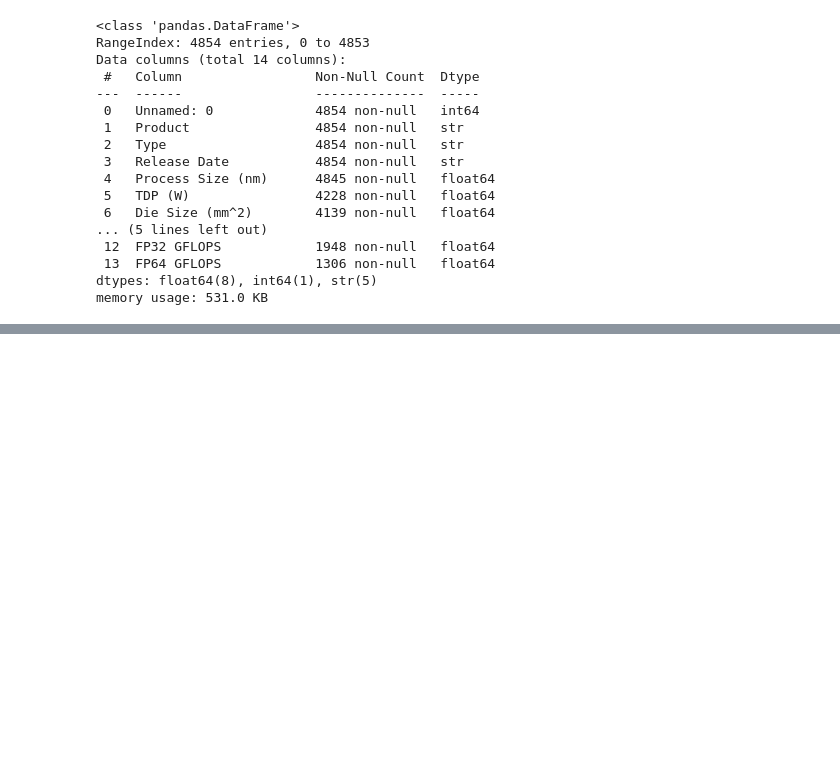
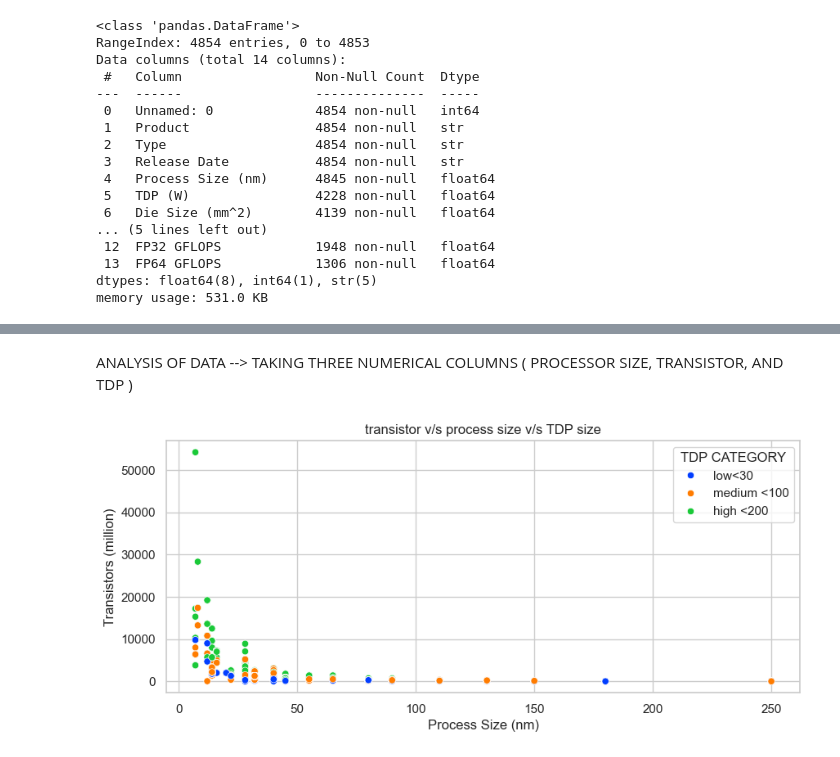
Before and after one commit to mukulvaths9999-create/CPU_ANALYSIS, a Jupyter notebook: CPU ANALYSIS.ipynb, the cells around one changed output, grey strips where cells are left out. Cells and saved outputs as stored; diff of their text form; code cells hidden in the pictures; blank space fills up the shorter version.

```diff
--- a/CPU ANALYSIS.ipynb
+++ b/CPU ANALYSIS.ipynb
@@ -142,0 +69,16 @@ df[df["Product"]== "Intel HD Graphics" ]
+# %% [markdown]
+ANALYSIS OF DATA --> TAKING THREE NUMERICAL COLUMNS ( PROCESSOR SIZE, TRANSISTOR, AND TDP )
+# %%
+# analysis of data
+sns.set(style="whitegrid")
+# %%
+plt.figure(figsize=(10,4))
+
+# I HAVE TO MAKE BINS FOR IT, BCOZ THEY ARE A LOT,  IT IS LIKE MAKING A NEW CLOUMN FROM DF, -->
+df["TDP CATEGORY"]=pd.cut(df["TDP (W)"],bins=[0,30,100,200],labels=["low<30","medium <100","high <200"])
+
+sns.scatterplot(data=df,x="Process Size (nm)",y="Transistors (million)",hue="TDP CATEGORY",palette="bright")
+plt.title("transistor v/s process size v/s TDP size")
+plt.show()
+# %% [output]
+[figure, added]
```
Also changed, not shown: parts of 12 cells of this notebook.
